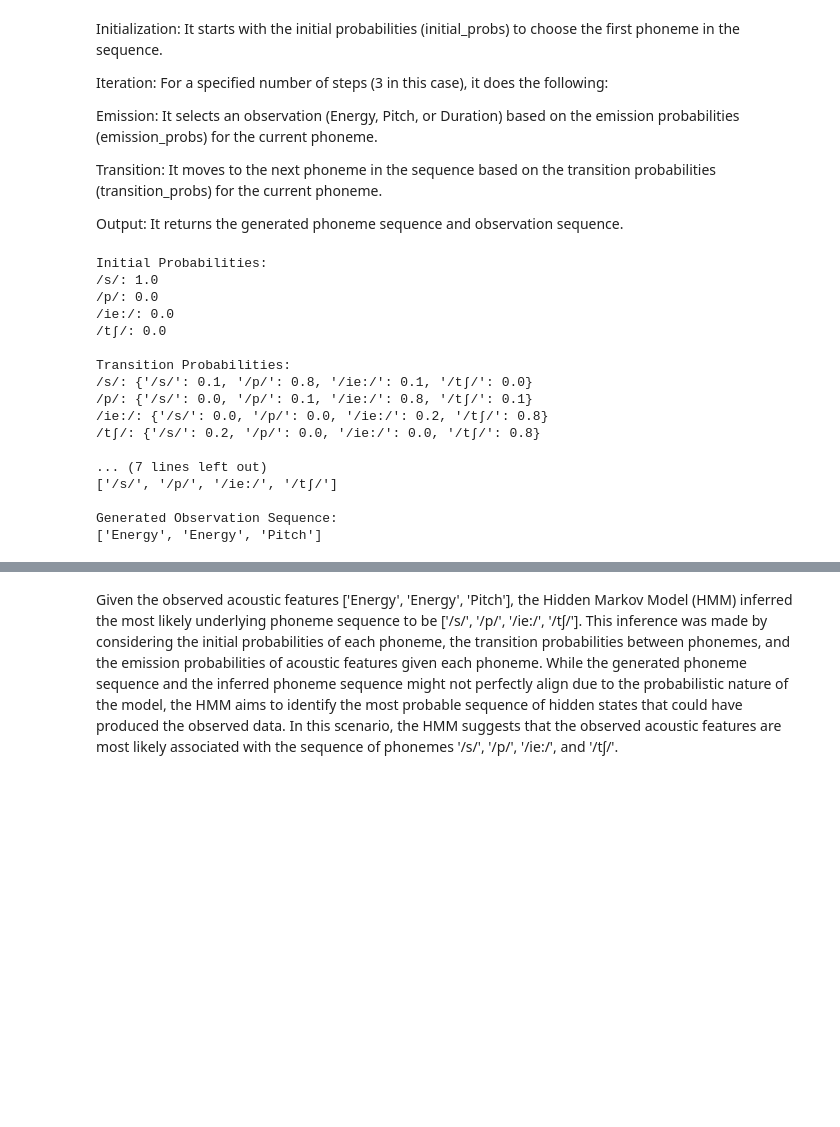
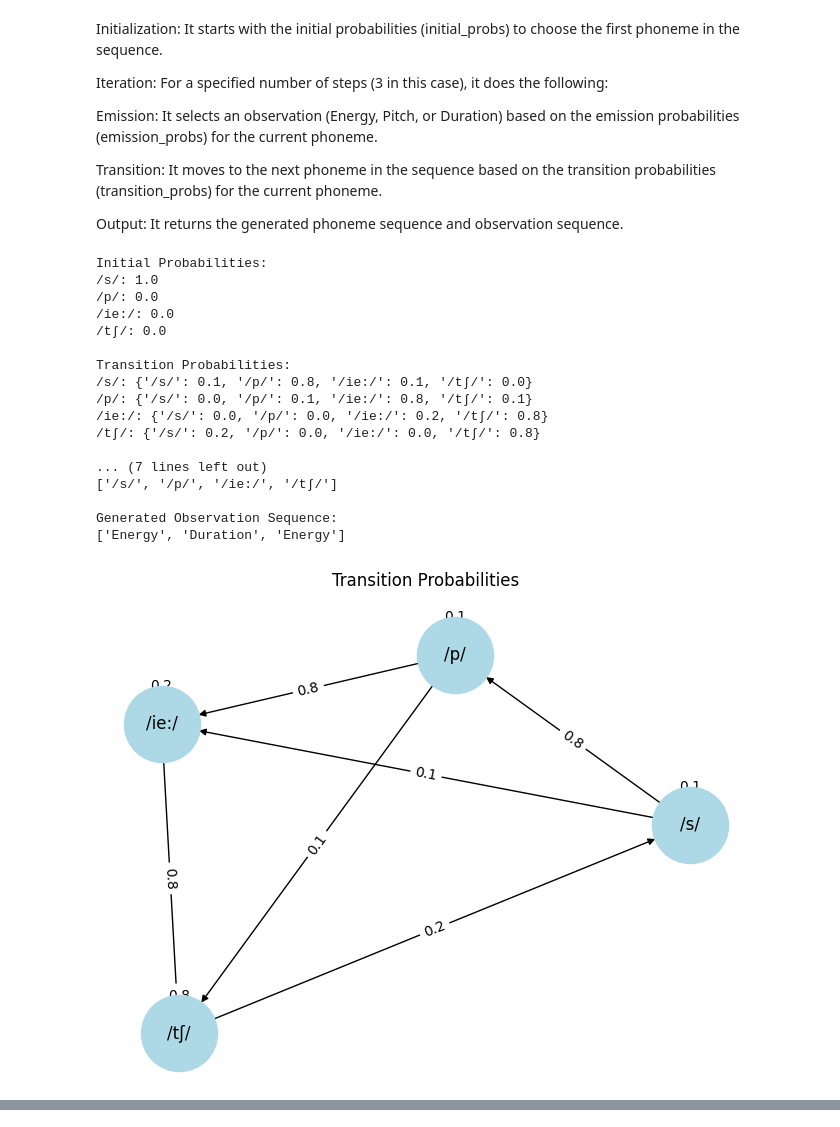
Before and after one commit to szm7/Speech-Proccessing, a Jupyter notebook: SP_Lab7.ipynb, the cells around one changed output, grey strips where cells are left out. Saved outputs shown, nothing was run; the diff lists cells and outputs as text; code cells hidden in the pictures; blank space fills up the shorter version.

```diff
--- a/SP_Lab7.ipynb
+++ b/SP_Lab7.ipynb
@@ -81,31 +69,58 @@ def generate_sequence():
         phoneme_sequence.append(current_phoneme)
 
     return phoneme_sequence, observation_sequence
+# %%
+def plot_probabilities():
+    # Transition probabilities as a graph
+    G = nx.DiGraph()
+    for from_phoneme, transitions in transition_probs.items():
+        for to_phoneme, prob in transitions.items():
+            if prob > 0:
+                G.add_edge(from_phoneme, to_phoneme, weight=prob)
+
+    pos = nx.spring_layout(G)  # Position nodes
+    edge_labels = nx.get_edge_attributes(G, 'weight')
+    nx.draw(G, pos, with_labels=True, node_color='lightblue', node_size=3000)
+    nx.draw_networkx_edge_labels(G, pos, edge_labels={(u, v): f"{d:.1f}" for u, v, d in G.edges(data='weight')})
+    plt.title("Transition Probabilities")
+    plt.show()
+
+    # Emission probabilities as bar charts
+    for phoneme, emissions in emission_probs.items():
+        plt.bar(emissions.keys(), emissions.values(), alpha=0.7)
+        plt.title(f"Emission Probabilities for {phoneme}")
+        plt.xlabel("Observation")
+        plt.ylabel("Probability")
+        plt.ylim(0, 1)
+        plt.show()
 # %%
 if __name__ == "__main__":
     display_matrices()
 
     phoneme_sequence, observation_sequence = generate_sequence()
     print("\nGenerated Phoneme Sequence:")
     print(phoneme_sequence)
 
     print("\nGenerated Observation Sequence:")
     print(observation_sequence)
+
+    plot_probabilities()
 # %% [output]
 Initial Probabilities:
 /s/: 1.0
 /p/: 0.0
 /ie:/: 0.0
 /tʃ/: 0.0
 
 Transition Probabilities:
 /s/: {'/s/': 0.1, '/p/': 0.8, '/ie:/': 0.1, '/tʃ/': 0.0}
 /p/: {'/s/': 0.0, '/p/': 0.1, '/ie:/': 0.8, '/tʃ/': 0.1}
 /ie:/: {'/s/': 0.0, '/p/': 0.0, '/ie:/': 0.2, '/tʃ/': 0.8}
 /tʃ/: {'/s/': 0.2, '/p/': 0.0, '/ie:/': 0.0, '/tʃ/': 0.8}
 
 ... (7 lines left out)
 ['/s/', '/p/', '/ie:/', '/tʃ/']
 
 Generated Observation Sequence:
-['Energy', 'Energy', 'Pitch']
+['Energy', 'Duration', 'Energy']
+[figure, added]
@@ -112,2 +130,0 @@ Generated Observation Sequence:
-# %% [markdown]
-Given the observed acoustic features ['Energy', 'Energy', 'Pitch'], the Hidden Markov Model (HMM) inferred the most likely underlying phoneme sequence to be ['/s/', '/p/', '/ie:/', '/tʃ/']. This inference was made by considering the initial probabilities of each phoneme, the transition probabilities between phonemes, and the emission probabilities of acoustic features given each phoneme. While the generated phoneme sequence and the inferred phoneme sequence might not perfectly align due to the probabilistic nature of the model, the HMM aims to identify the most probable sequence of hidden states that could have produced the observed data. In this scenario, the HMM suggests that the observed acoustic features are most likely associated with the sequence of phonemes '/s/', '/p/', '/ie:/', and '/tʃ/'.
```
Also changed, not shown: parts of 4 cells of this notebook.
